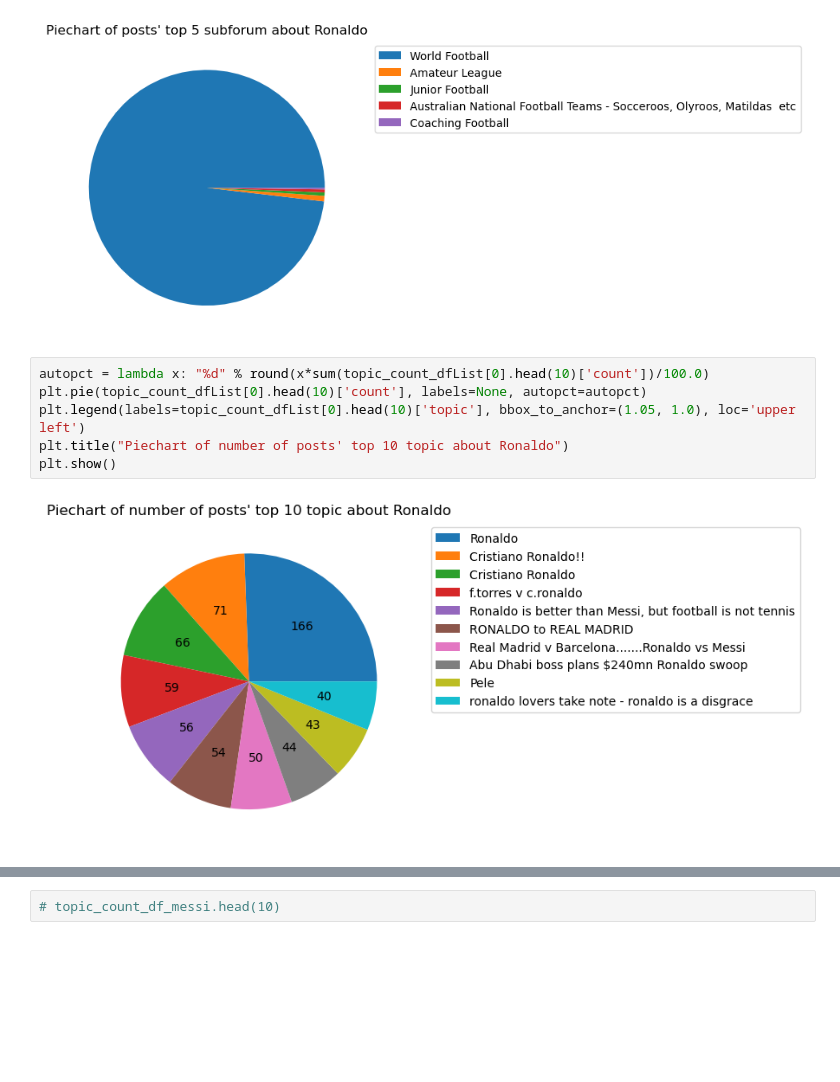
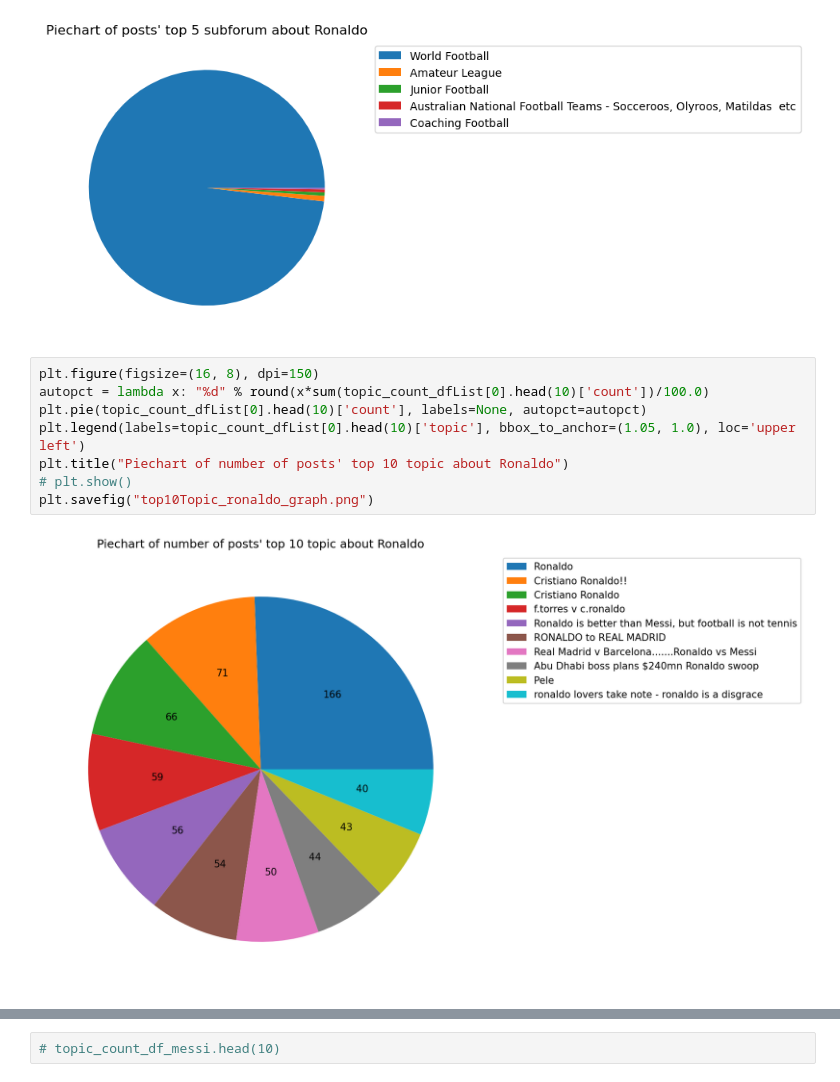
Before and after one commit to radhikara-rmit/cosc2671-assign2, a Jupyter notebook: footballnews.com.au/BeautifulSoup_analysis.ipynb, the cells around one changed output, grey strips where cells are left out. Cells and saved outputs as stored; diff of their text form; blank space fills up the shorter version.

```diff
--- a/BeautifulSoup_analysis.ipynb
+++ b/footballnews.com.au/BeautifulSoup_analysis.ipynb
@@ -415,11 +415,13 @@ plt.show()
 # %% [output]
 [figure]
 # %%
+plt.figure(figsize=(16, 8), dpi=150)
 autopct = lambda x: "%d" % round(x*sum(topic_count_dfList[0].head(10)['count'])/100.0)
 plt.pie(topic_count_dfList[0].head(10)['count'], labels=None, autopct=autopct)
 plt.legend(labels=topic_count_dfList[0].head(10)['topic'], bbox_to_anchor=(1.05, 1.0), loc='upper left')
 plt.title("Piechart of number of posts' top 10 topic about Ronaldo")
-plt.show()
+# plt.show()
+plt.savefig("top10Topic_ronaldo_graph.png")
 # %% [output]
-[figure, old version]
+[figure, new version]
 # %%
```
Also changed, not shown: parts of 27 cells of this notebook, 34 other files.
